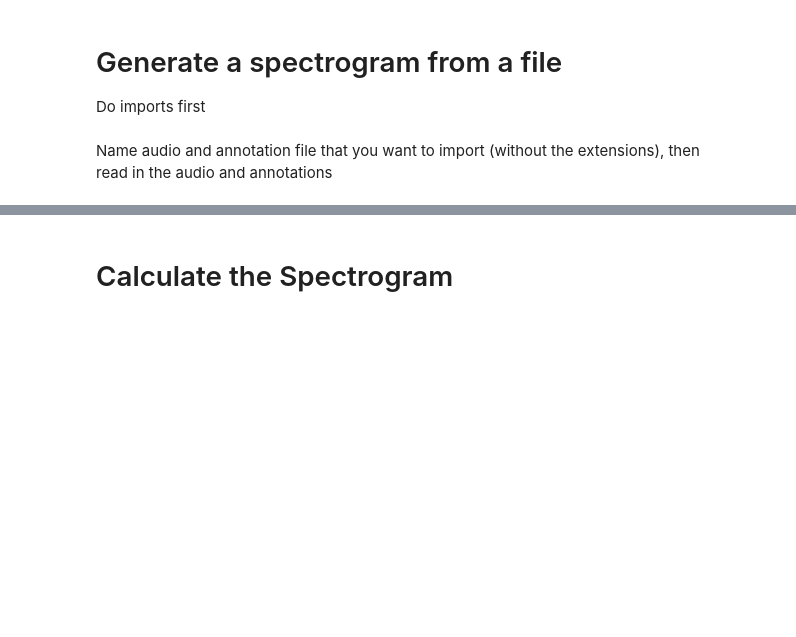
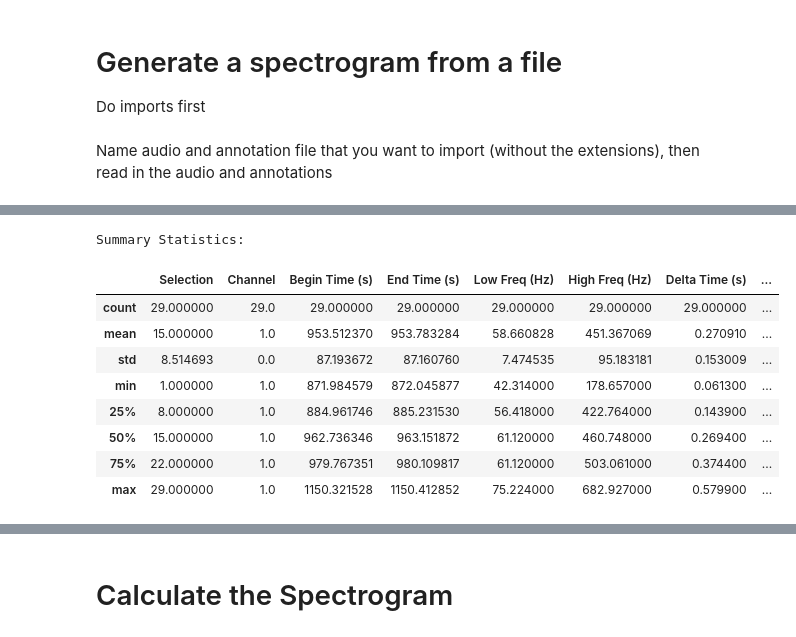
Before and after one commit to FREDERICO23/seals, a Jupyter notebook: Spectrogram.ipynb, the cells around one changed output, grey strips where cells are left out. Cells and saved outputs as stored; diff of their text form; code cells hidden in the pictures; blank space fills up the shorter version.

```diff
--- a/Spectrogram.ipynb
+++ b/Spectrogram.ipynb
@@ -39,0 +79,15 @@ df.head()
+# %%
+# Display summary statistics
+print("\nSummary Statistics:")
+df.describe()
+# %% [output]
+Summary Statistics:
+|  | Selection | Channel | Begin Time (s) | End Time (s) | Low Freq (Hz) | High Freq (Hz) | Delta Time (s) | ... |
+| count | 29.000000 | 29.0 | 29.000000 | 29.000000 | 29.000000 | 29.000000 | 29.000000 | ... |
+| mean | 15.000000 | 1.0 | 953.512370 | 953.783284 | 58.660828 | 451.367069 | 0.270910 | ... |
+| std | 8.514693 | 0.0 | 87.193672 | 87.160760 | 7.474535 | 95.183181 | 0.153009 | ... |
+| min | 1.000000 | 1.0 | 871.984579 | 872.045877 | 42.314000 | 178.657000 | 0.061300 | ... |
+| 25% | 8.000000 | 1.0 | 884.961746 | 885.231530 | 56.418000 | 422.764000 | 0.143900 | ... |
+| 50% | 15.000000 | 1.0 | 962.736346 | 963.151872 | 61.120000 | 460.748000 | 0.269400 | ... |
+| 75% | 22.000000 | 1.0 | 979.767351 | 980.109817 | 61.120000 | 503.061000 | 0.374400 | ... |
+| max | 29.000000 | 1.0 | 1150.321528 | 1150.412852 | 75.224000 | 682.927000 | 0.579900 | ... |
```
Also changed, not shown: parts of 12 cells of this notebook, 1 other file.
